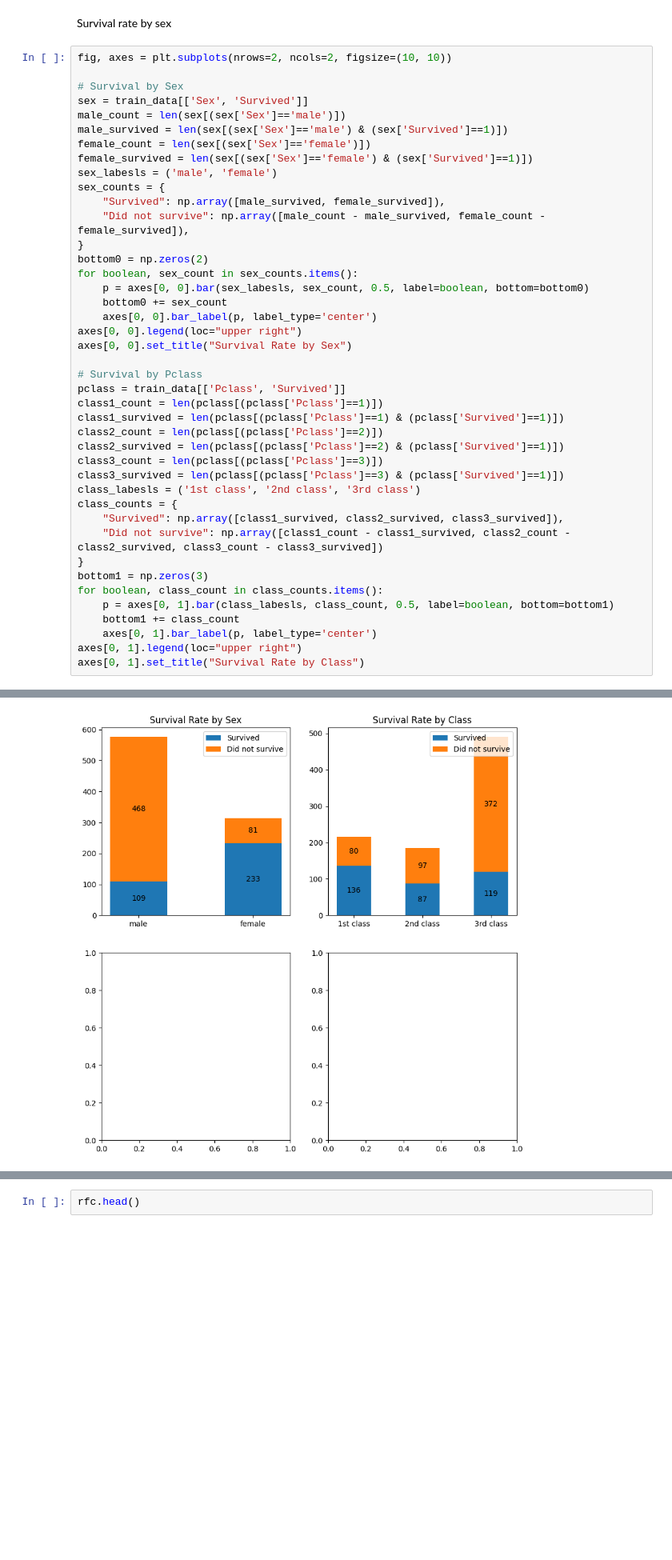
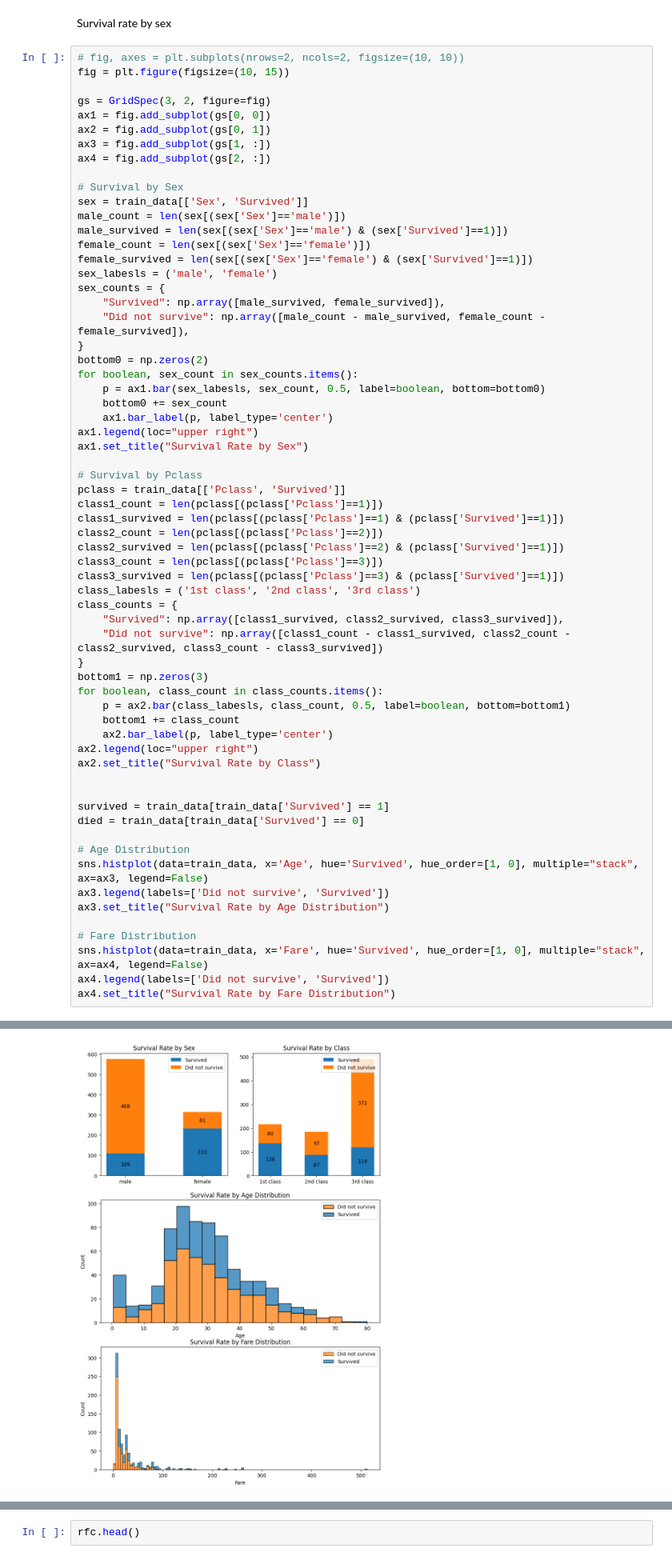
Before and after one commit to smin0303/kaggle-titanic, a Jupyter notebook: titanic.ipynb, the cells around one changed output, grey strips where cells are left out. Shown at 80% size. Drawn from its saved outputs; the diff is of its cells as text; blank space fills up the shorter version.

Commit message:
Changed gridspec for EDA visualizations

```diff
--- a/titanic.ipynb
+++ b/titanic.ipynb
@@ -77,7 +78,14 @@ import matplotlib.pyplot as plt
 # %% [markdown]
 Survival rate by sex
 # %%
-fig, axes = plt.subplots(nrows=2, ncols=2, figsize=(10, 10))
+# fig, axes = plt.subplots(nrows=2, ncols=2, figsize=(10, 10))
+fig = plt.figure(figsize=(10, 15))
+
+gs = GridSpec(3, 2, figure=fig)
+ax1 = fig.add_subplot(gs[0, 0])
+ax2 = fig.add_subplot(gs[0, 1])
+ax3 = fig.add_subplot(gs[1, :])
+ax4 = fig.add_subplot(gs[2, :])
 
 # Survival by Sex
 sex = train_data[['Sex', 'Survived']]
@@ -92,11 +100,11 @@ sex_counts = {
 }
 bottom0 = np.zeros(2)
 for boolean, sex_count in sex_counts.items():
-    p = axes[0, 0].bar(sex_labesls, sex_count, 0.5, label=boolean, bottom=bottom0)
+    p = ax1.bar(sex_labesls, sex_count, 0.5, label=boolean, bottom=bottom0)
     bottom0 += sex_count
-    axes[0, 0].bar_label(p, label_type='center')
-axes[0, 0].legend(loc="upper right")
-axes[0, 0].set_title("Survival Rate by Sex")
+    ax1.bar_label(p, label_type='center')
+ax1.legend(loc="upper right")
+ax1.set_title("Survival Rate by Sex")
 
 # Survival by Pclass
 pclass = train_data[['Pclass', 'Survived']]
@@ -113,9 +121,23 @@ class_counts = {
 }
 bottom1 = np.zeros(3)
 for boolean, class_count in class_counts.items():
-    p = axes[0, 1].bar(class_labesls, class_count, 0.5, label=boolean, bottom=bottom1)
+    p = ax2.bar(class_labesls, class_count, 0.5, label=boolean, bottom=bottom1)
     bottom1 += class_count
-    axes[0, 1].bar_label(p, label_type='center')
-axes[0, 1].legend(loc="upper right")
-axes[0, 1].set_title("Survival Rate by Class")
+    ax2.bar_label(p, label_type='center')
+ax2.legend(loc="upper right")
+ax2.set_title("Survival Rate by Class")
+
+
+survived = train_data[train_data['Survived'] == 1]
+died = train_data[train_data['Survived'] == 0]
+
+# Age Distribution
+sns.histplot(data=train_data, x='Age', hue='Survived', hue_order=[1, 0], multiple="stack", ax=ax3, legend=False)
+ax3.legend(labels=['Did not survive', 'Survived'])
+ax3.set_title("Survival Rate by Age Distribution")
+
+# Fare Distribution
+sns.histplot(data=train_data, x='Fare', hue='Survived', hue_order=[1, 0], multiple="stack", ax=ax4, legend=False)
+ax4.legend(labels=['Did not survive', 'Survived'])
+ax4.set_title("Survival Rate by Fare Distribution")
 # %% [output]
@@ -123,4 +145,4 @@ Text(0.5, 1.0, 'Survival Rate by Class')
-[figure, old version]
+[figure, new version]
 # %% [markdown]
 ## Random Forest Model
 
```
Also changed, not shown: parts of 2 cells of this notebook.
